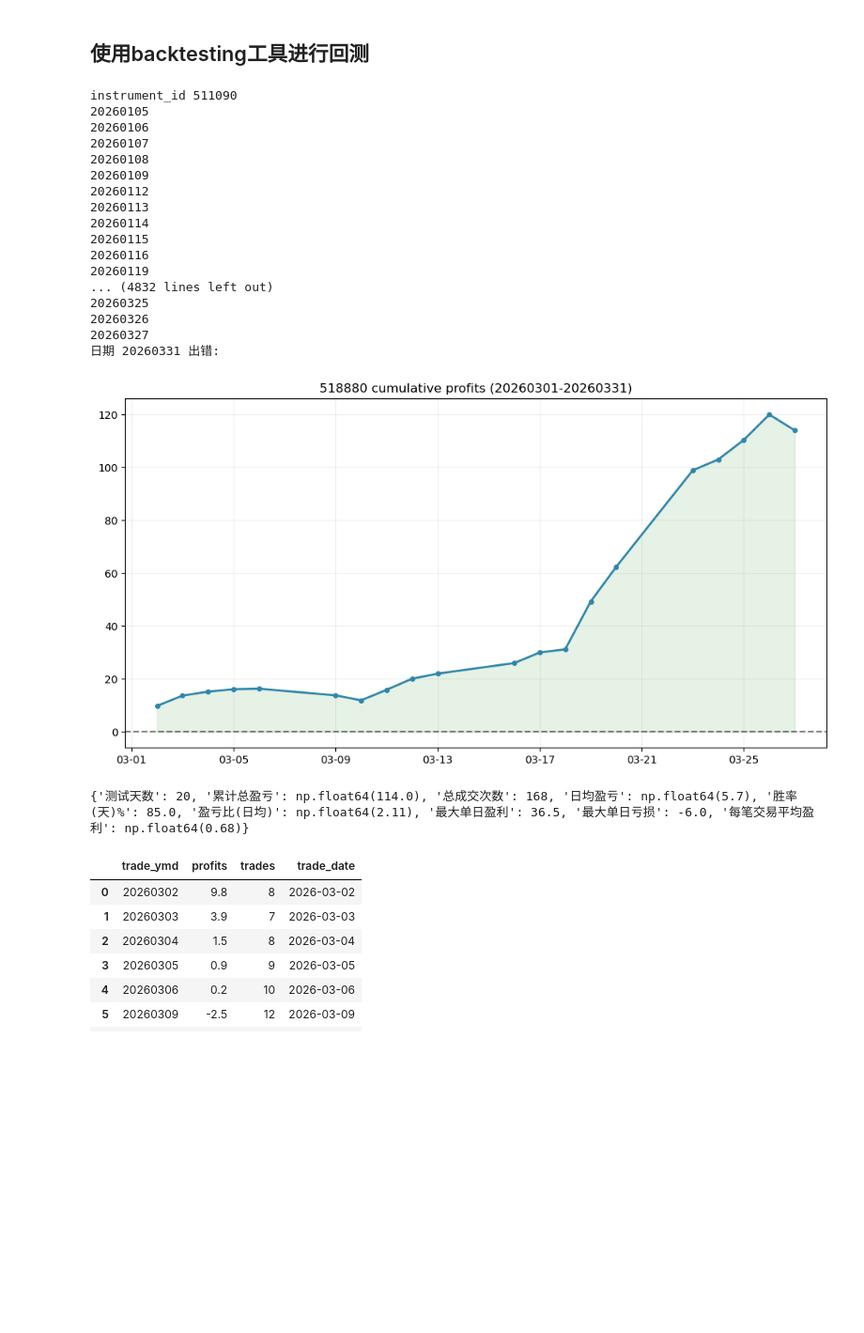
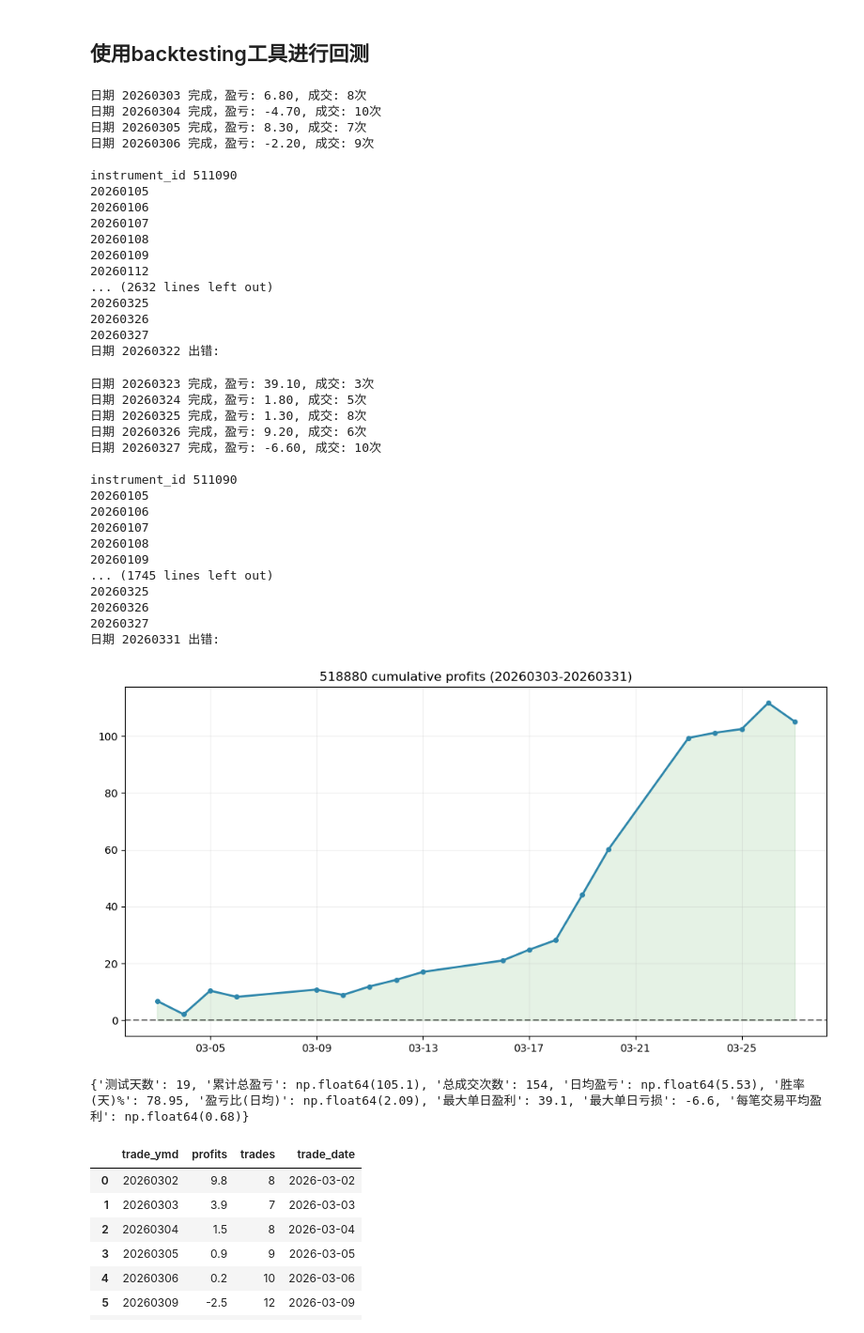
Before and after one commit to artinsophia/Quant-Intern-2026, a Jupyter notebook: delta/demo.ipynb, the cells around one changed output. Shown at 94% size. Cells and saved outputs as stored; diff of their text form; code cells hidden in the pictures; blank space fills up the shorter version.

```diff
--- a/delta/demo.ipynb
+++ b/delta/demo.ipynb
@@ -194,41 +206,58 @@ print(f"策略已创建: {strategy.name}")
 # %%
 import sys
 sys.path.append('/home/jovyan/work/tactics_demo/tools')
 from multi_day_backtest import backtest_multi_days, backtest_summary
 from delta.strategy import StrategyDemo
 
 result_df = backtest_multi_days(
     instrument_id=instrument_id,
-    start_ymd='20260301',
+    start_ymd='20260303',
     end_ymd='20260331',
     StrategyClass= StrategyDemo,
     model = model_path,
     param_dict=param_dict,
     official = False
 )
 
 summary = backtest_summary(result_df)
 print(summary)
 # %% [output]
+日期 20260303 完成，盈亏: 6.80, 成交: 8次
+日期 20260304 完成，盈亏: -4.70, 成交: 10次
+日期 20260305 完成，盈亏: 8.30, 成交: 7次
+日期 20260306 完成，盈亏: -2.20, 成交: 9次
+
 instrument_id 511090
 20260105
 20260106
 20260107
 20260108
 20260109
 20260112
-20260113
-20260114
-20260115
-20260116
-20260119
-... (4832 lines left out)
+... (2632 lines left out)
 20260325
 20260326
 20260327
-日期 20260331 出错:
+日期 20260322 出错:
+日期 20260323 完成，盈亏: 39.10, 成交: 3次
+日期 20260324 完成，盈亏: 1.80, 成交: 5次
+日期 20260325 完成，盈亏: 1.30, 成交: 8次
+日期 20260326 完成，盈亏: 9.20, 成交: 6次
+日期 20260327 完成，盈亏: -6.60, 成交: 10次
+
+instrument_id 511090
+20260105
+20260106
+20260107
+20260108
+20260109
+... (1745 lines left out)
+20260325
+20260326
+20260327
+日期 20260331 出错:
-[figure, old version]
+[figure, new version]
-{'测试天数': 20, '累计总盈亏': np.float64(114.0), '总成交次数': 168, '日均盈亏': np.float64(5.7), '胜率(天)%': 85.0, '盈亏比(日均)': np.float64(2.11), '最大单日盈利': 36.5, '最大单日亏损': -6.0, '每笔交易平均盈利': np.float64(0.68)}
+{'测试天数': 19, '累计总盈亏': np.float64(105.1), '总成交次数': 154, '日均盈亏': np.float64(5.53), '胜率(天)%': 78.95, '盈亏比(日均)': np.float64(2.09), '最大单日盈利': 39.1, '最大单日亏损': -6.6, '每笔交易平均盈利': np.float64(0.68)}
 # %%
 with pd.option_context('display.max_rows', None, 'display.max_columns', None):
     display(result_df)
```
Also changed, not shown: parts of 4 cells of this notebook, 7 other files.
